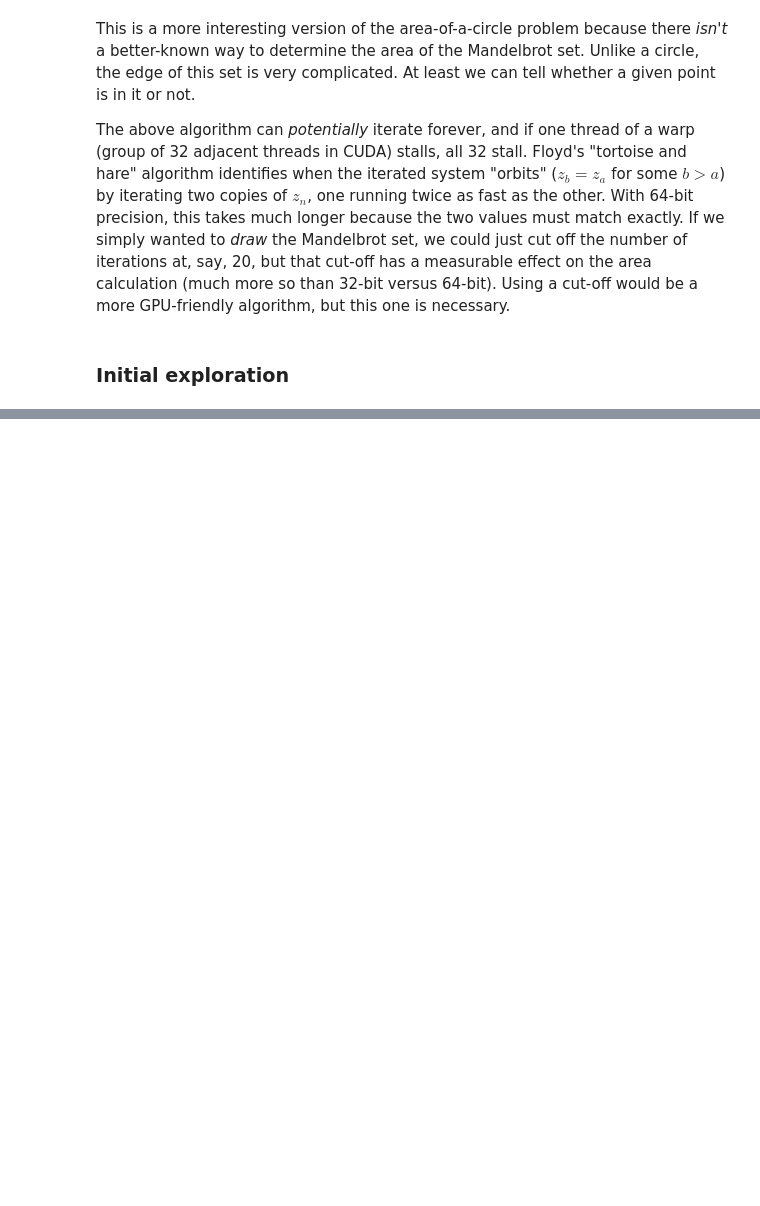
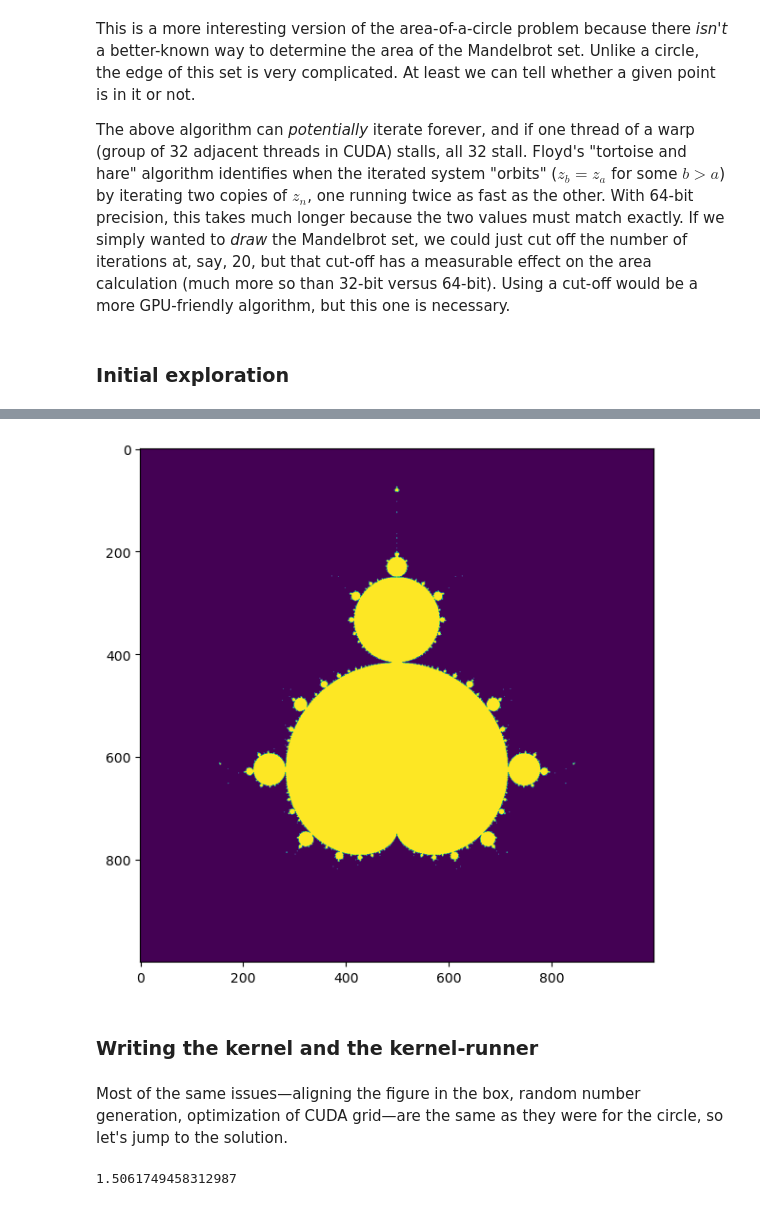
Before and after one commit to jpivarski-talks/2023-11-02-atlas-gpu-python-tutorial, a Jupyter notebook: solutions/project-2-compute-area.ipynb, the cells around one changed output, grey strips where cells are left out. Drawn from its saved outputs; the diff is of its cells as text; code cells hidden in the pictures; blank space fills up the shorter version.

Commit message:
Done with Project 2 solutions.

```diff
--- a/solutions/project-2-compute-area.ipynb
+++ b/solutions/project-2-compute-area.ipynb
@@ -355,0 +360,29 @@ The above algorithm can _potentially_ iterate forever, and if one thread of a wa
+# %%
+@nb.cuda.jit
+def fill_pixel(pixels, xmin, dx, ymin, dy):
+    i, j = nb.cuda.grid(2)
+    if i < pixels.shape[0] and j < pixels.shape[1]:
+        x = xmin + i*dx
+        y = ymin + j*dy
+        pixels[i, j] = is_in_mandelbrot(x, y)
+
+xmin, xmax = -2, 1
+ymin, ymax = -3/2, 3/2
+
+pixels = cp.empty((1000, 1000), np.int32)
+dx = (xmax - xmin) / pixels.shape[0]
+dy = (ymax - ymin) / pixels.shape[1]
+
+num_threads = (32, 32)
+num_blocks = (int(np.ceil(pixels.shape[0] / 32)), int(np.ceil(pixels.shape[1] / 32)))
+
+fill_pixel[num_blocks, num_threads](pixels, xmin, dx, ymin, dy)
+
+fig, ax = plt.subplots(figsize=(7, 7))
+ax.imshow(pixels.get());
+# %% [output]
+[figure, added]
+# %% [markdown]
+### Writing the kernel and the kernel-runner
+# %% [markdown]
+Most of the same issues—aligning the figure in the box, random number generation, optimization of CUDA grid—are the same as they were for the circle, so let's jump to the solution.
@@ -355,0 +412,4 @@ The above algorithm can _potentially_ iterate forever, and if one thread of a wa
+# %%
+compute_mandelbrot_area(10 * 1024**2, starting_seed())
+# %% [output]
+1.5061749458312987
```
Also changed, not shown: parts of 18 cells of this notebook.
